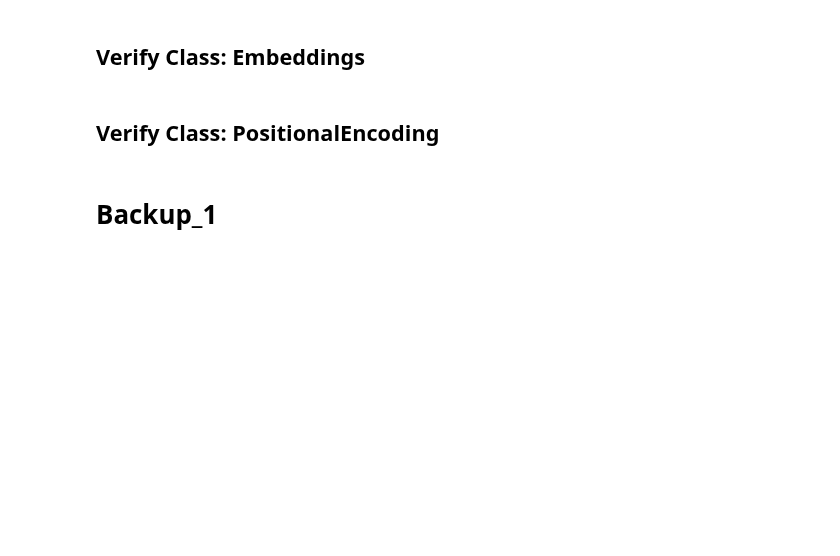
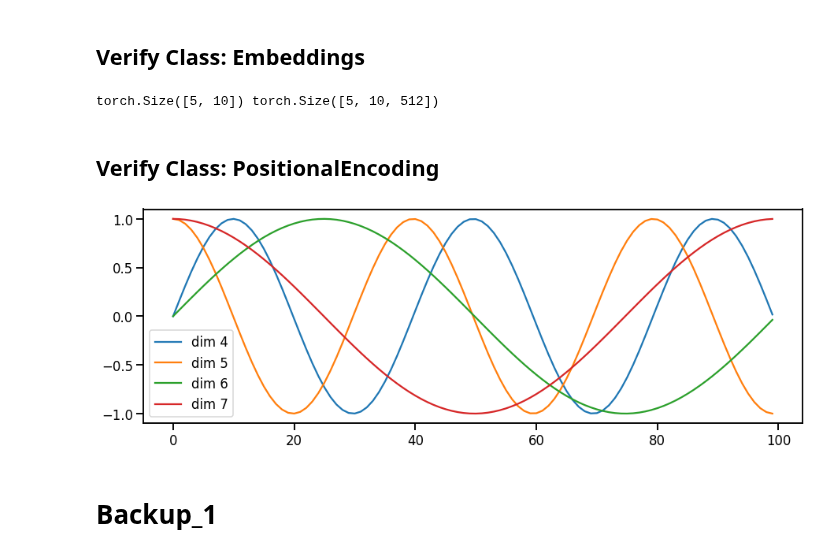
Before and after one commit to suresh-venkate/Code_Repositories, a Jupyter notebook: Deep_Learning/Natural_Language_Processing/Transformer_Models/Transformer_From_Scratch/Transformer_From_Scratch.ipynb, the cells around one changed output. Drawn from its saved outputs; the diff is of its cells as text; code cells hidden in the pictures; blank space fills up the shorter version.

```diff
--- a/Deep_Learning/Natural_Language_Processing/Transformer_Models/Transformer_From_Scratch/Transformer_From_Scratch.ipynb
+++ b/Deep_Learning/Natural_Language_Processing/Transformer_Models/Transformer_From_Scratch/Transformer_From_Scratch.ipynb
@@ -94,25 +100,29 @@ from transformer_utils_orig import make_model
 # %% [markdown]
 ## Verify Class: Embeddings
 # %%
-# device = "cuda" if torch.cuda.is_available() else "cpu"
-# src_vocab = 11 # 0 to 10
-# d_model = 512
-# temp_model = Embeddings(d_model, src_vocab).to(device)
+device = "cuda" if torch.cuda.is_available() else "cpu"
+src_vocab = 11 # 0 to 10
+d_model = 512
+temp_model = Embeddings(d_model, src_vocab).to(device)
 
-# # Generate 5 input samples of length 10 each
-# input = torch.randint(0, 10, (5, 10)).to(device)
-# output = temp_model(input)
+# Generate 5 input samples of length 10 each
+input = torch.randint(0, 10, (5, 10)).to(device)
+output = temp_model(input)
 
-# print(input.shape, output.shape)
+print(input.shape, output.shape)
+# %% [output]
+torch.Size([5, 10]) torch.Size([5, 10, 512])
 # %% [markdown]
 ## Verify Class: PositionalEncoding
 # %%
-# d_model = 20
-# pe = PositionalEncoding(d_model, dropout = 0)
-# input = torch.zeros(1, 100, 20)
-# output = pe.forward(input)
+d_model = 20
+pe = PositionalEncoding(d_model, dropout = 0)
+input = torch.zeros(1, 100, 20)
+output = pe.forward(input)
 
-# plt.figure(figsize=(15, 5))
-# plt.plot(np.arange(100), output[0, :, 4:8].numpy())
-# plt.legend(["dim %d" %p for p in [4, 5, 6, 7]])
-# plt.show()
+plt.figure(figsize=(15, 5))
+plt.plot(np.arange(100), output[0, :, 4:8].numpy())
+plt.legend(["dim %d" %p for p in [4, 5, 6, 7]])
+plt.show()
+# %% [output]
+[figure, added]
```
Also changed, not shown: parts of 8 cells of this notebook.
